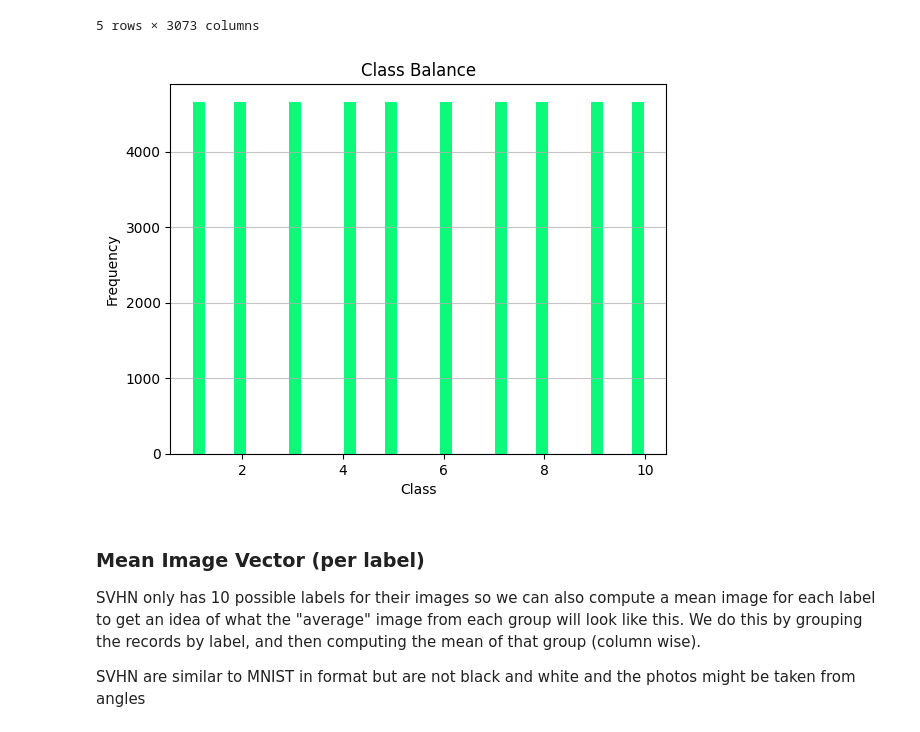
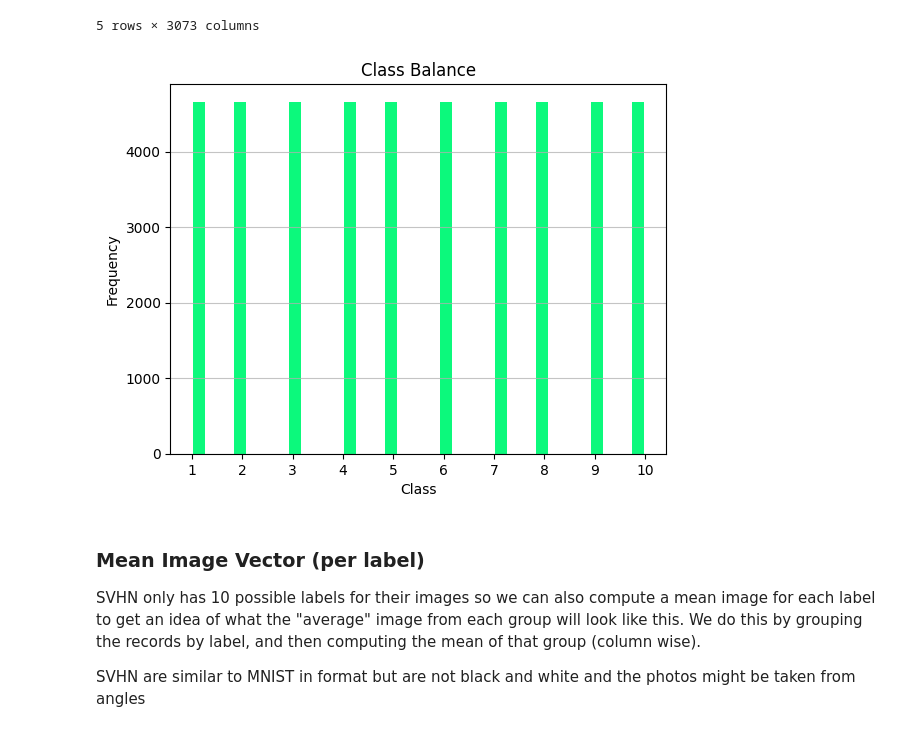
Before and after one commit to rishabhxpandey/cs490dsc, a Jupyter notebook: svhn_summary_statistics.ipynb, the cells around one changed output. Cells and saved outputs as stored; diff of their text form; code cells hidden in the pictures.

```diff
--- a/svhn_summary_statistics.ipynb
+++ b/svhn_summary_statistics.ipynb
@@ -168,22 +166,25 @@ flattened_train_df.head()
 | 4 | 108 | 111 | 120 | 126 | 129 | 129 | 127 | 125 | 122 | 121 | ... | ... |
 5 rows × 3073 columns
 # %%
+# Train Data Balancing.
+
 class_counts = flattened_train_df['label'].value_counts()
 min_class_count = class_counts.min()
 balanced_flattened_train_df = flattened_train_df.groupby('label').apply(lambda x: x.sample(min_class_count)).reset_index(drop=True)
 balanced_flattened_train_df = balanced_flattened_train_df.sample(frac=1).reset_index(drop=True)
 
 plt.hist(balanced_flattened_train_df['label'], bins='auto', color='#0cf97c', rwidth=0.85)
 
+plt.xticks(range(1, 11))
 
 plt.title('Class Balance')
 plt.xlabel('Class')
 plt.ylabel('Frequency')
 plt.grid(axis='y', alpha=0.75)
 
 plt.show()
 # %% [output]
-[figure, old version]
+[figure, new version]
 # %%
 # Sample an Image from the dataset
 image = Image.fromarray(train_images[2].astype(np.uint8))
```
Also changed, not shown: parts of 3 cells of this notebook, 2 other files.
